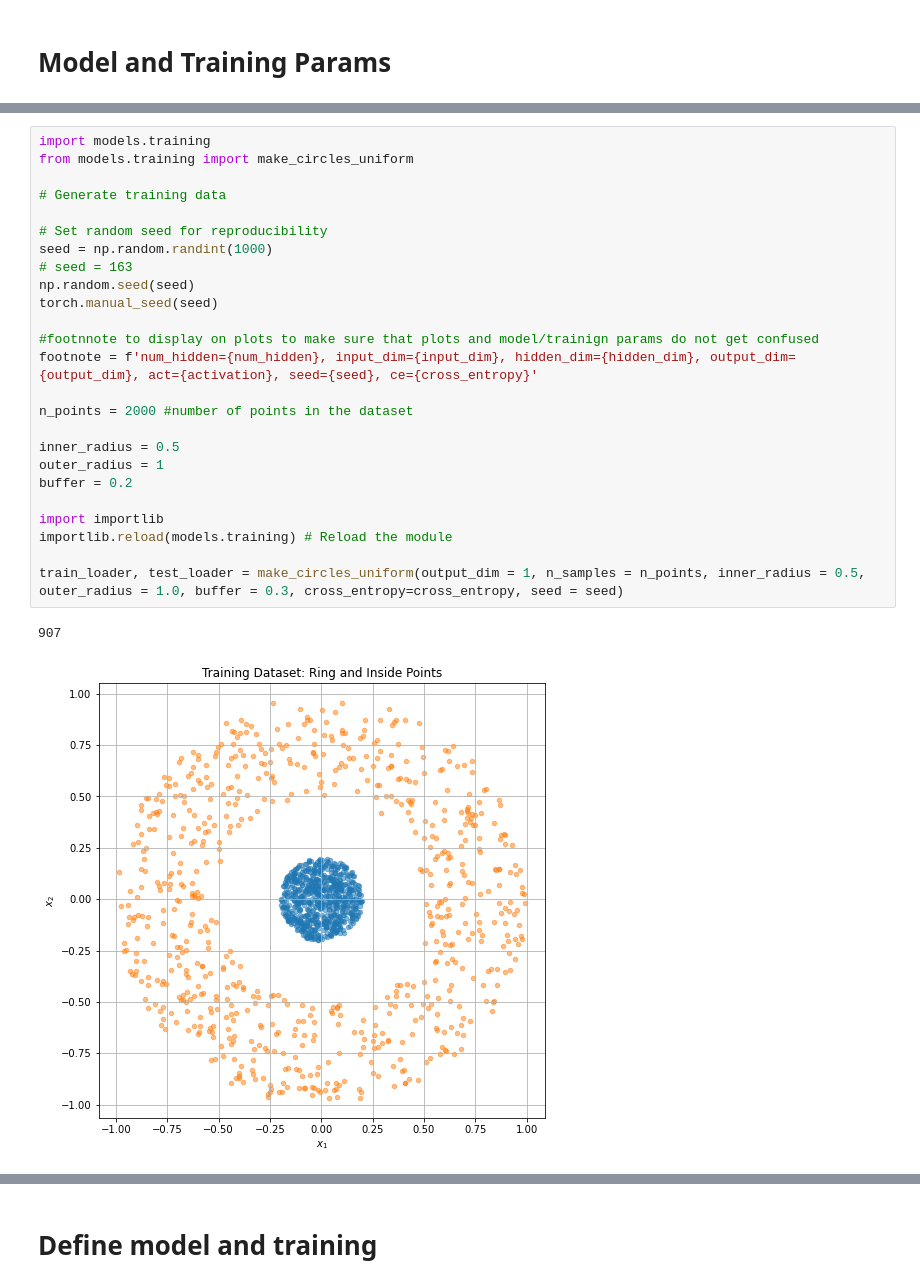
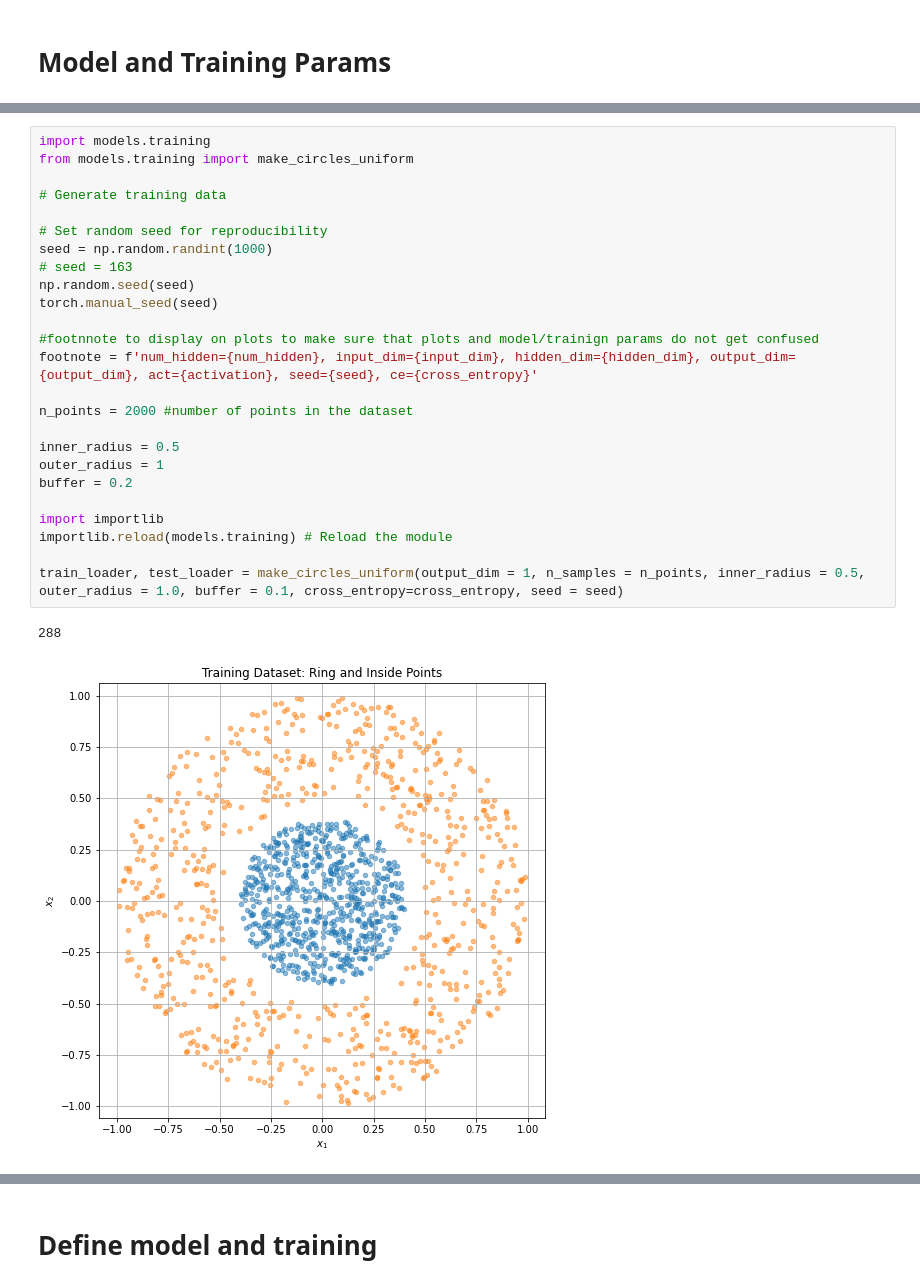
Before and after one commit to twoehrer/embedding, a Jupyter notebook: master_file.ipynb, the cells around one changed output, grey strips where cells are left out. Drawn from its saved outputs; the diff is of its cells as text.

```diff
--- a/master_file.ipynb
+++ b/master_file.ipynb
@@ -28,31 +28,31 @@ num_epochs = 500
 # %%
 import models.training
 from models.training import make_circles_uniform
 
 # Generate training data
 
 # Set random seed for reproducibility
 seed = np.random.randint(1000)
 # seed = 163
 np.random.seed(seed)
 torch.manual_seed(seed)
 
 #footnnote to display on plots to make sure that plots and model/trainign params do not get confused
 footnote = f'num_hidden={num_hidden}, input_dim={input_dim}, hidden_dim={hidden_dim}, output_dim={output_dim}, act={activation}, seed={seed}, ce={cross_entropy}'
 
 n_points = 2000 #number of points in the dataset
 
 inner_radius = 0.5
 outer_radius = 1
 buffer = 0.2
 
 import importlib
 importlib.reload(models.training) # Reload the module
 
-train_loader, test_loader = make_circles_uniform(output_dim = 1, n_samples = n_points, inner_radius = 0.5, outer_radius = 1.0, buffer = 0.3, cross_entropy=cross_entropy, seed = seed)
+train_loader, test_loader = make_circles_uniform(output_dim = 1, n_samples = n_points, inner_radius = 0.5, outer_radius = 1.0, buffer = 0.1, cross_entropy=cross_entropy, seed = seed)
 # %% [output]
-907
+288
-[figure, old version]
+[figure, new version]
 # %%
 for input, label in train_loader:
     print(input[:5], label[:5])
```
Also changed, not shown: parts of 12 cells of this notebook, 3 other files.
